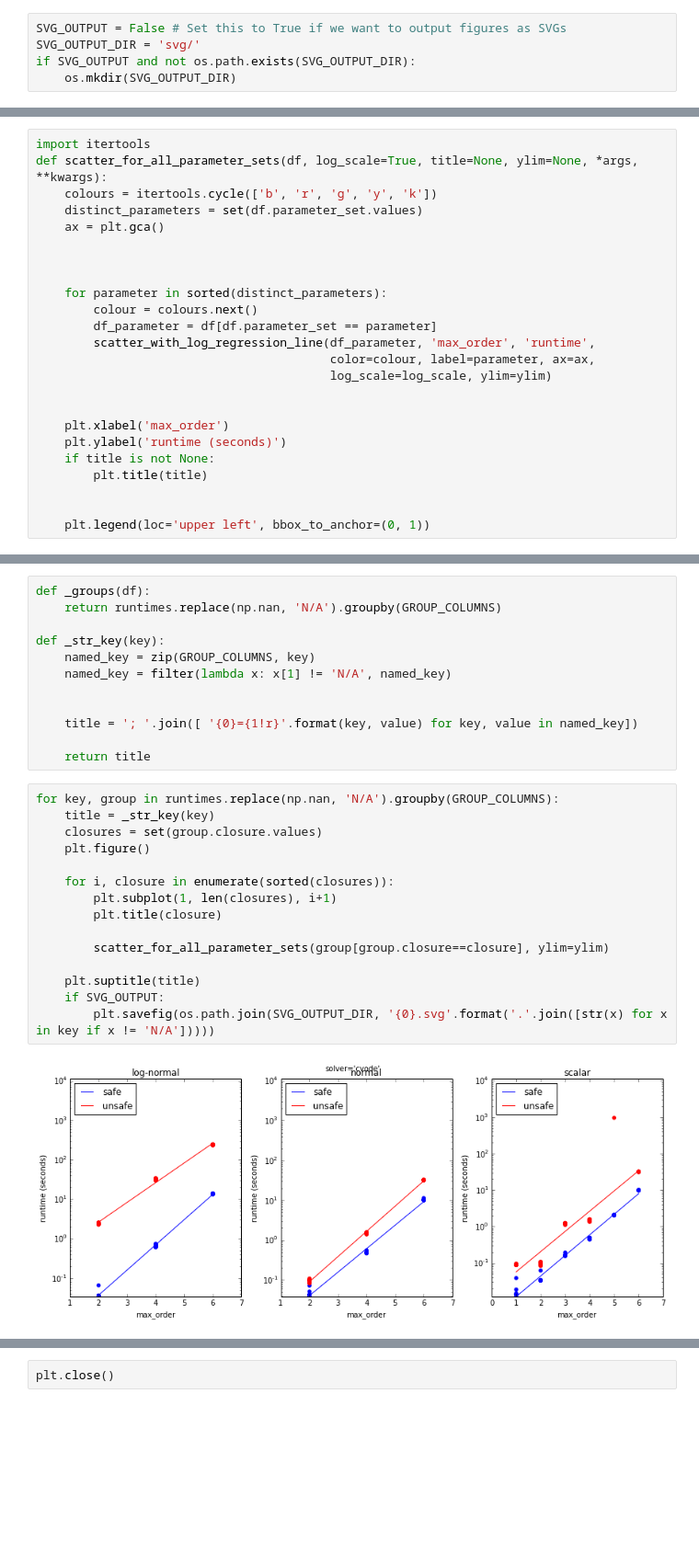
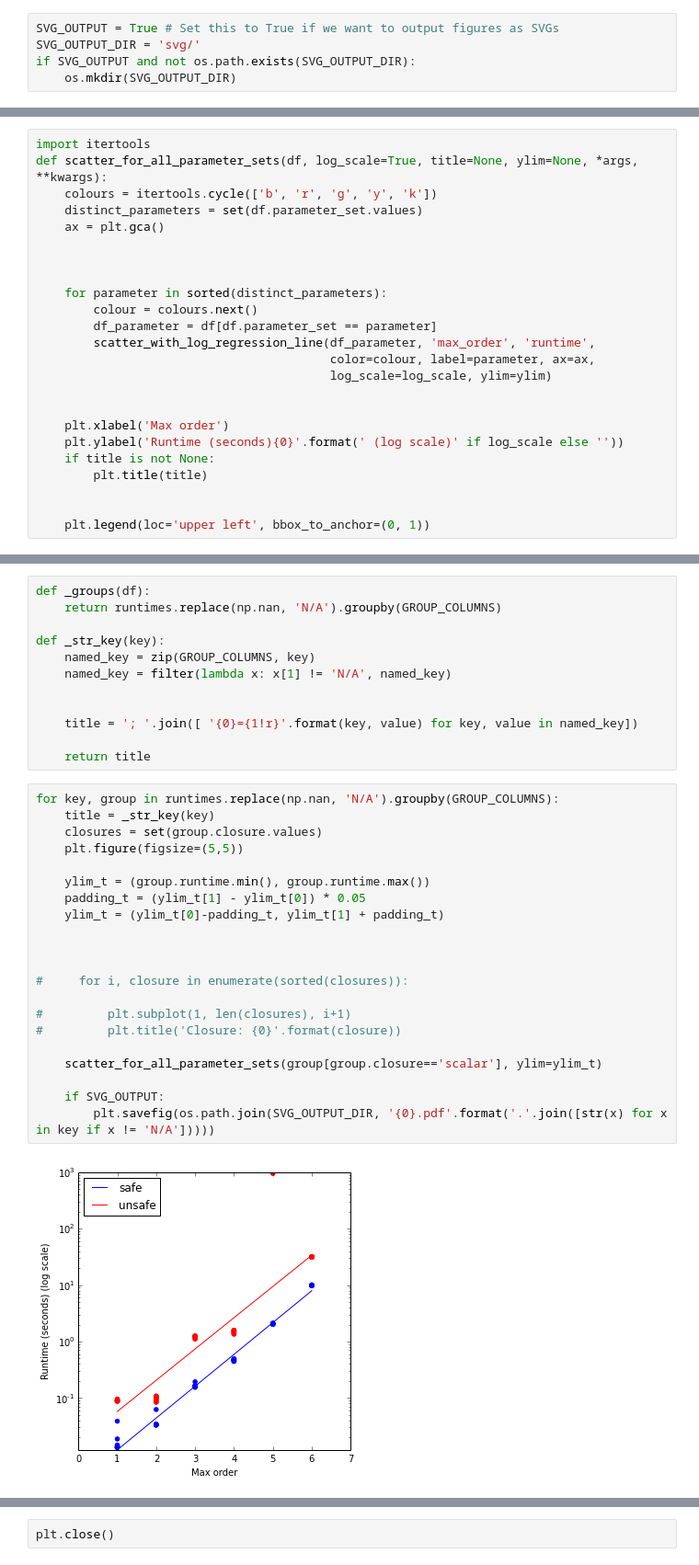
Before and after one commit to theosysbio/means, a Jupyter notebook: prototypes/stability/Runtimes.ipynb, the cells around one changed output, grey strips where cells are left out. Shown: that part at 92% size. Saved outputs shown, nothing was run; the diff lists cells and outputs as text; blank space fills up the shorter version.

```diff
--- a/prototypes/stability/Runtimes.ipynb
+++ b/prototypes/stability/Runtimes.ipynb
@@ -10,7 +10,7 @@ Populating the interactive namespace from numpy and matplotlib
 # %%
 import os
 # %%
-SVG_OUTPUT = False # Set this to True if we want to output figures as SVGs
+SVG_OUTPUT = True # Set this to True if we want to output figures as SVGs
 SVG_OUTPUT_DIR = 'svg/'
 if SVG_OUTPUT and not os.path.exists(SVG_OUTPUT_DIR):
     os.mkdir(SVG_OUTPUT_DIR)
@@ -66,8 +66,8 @@ def scatter_for_all_parameter_sets(df, log_scale=True, title=None, ylim=None, *a
                                          log_scale=log_scale, ylim=ylim)
 
 
-    plt.xlabel('max_order')
-    plt.ylabel('runtime (seconds)')
+    plt.xlabel('Max order')
+    plt.ylabel('Runtime (seconds){0}'.format(' (log scale)' if log_scale else ''))
     if title is not None:
         plt.title(title)
 
@@ -101,17 +101,23 @@ def _str_key(key):
 # %%
 for key, group in runtimes.replace(np.nan, 'N/A').groupby(GROUP_COLUMNS):
     title = _str_key(key)
     closures = set(group.closure.values)
-    plt.figure()
+    plt.figure(figsize=(5,5))
 
-    for i, closure in enumerate(sorted(closures)):
-        plt.subplot(1, len(closures), i+1)
-        plt.title(closure)
+    ylim_t = (group.runtime.min(), group.runtime.max())
+    padding_t = (ylim_t[1] - ylim_t[0]) * 0.05
+    ylim_t = (ylim_t[0]-padding_t, ylim_t[1] + padding_t)
 
-        scatter_for_all_parameter_sets(group[group.closure==closure], ylim=ylim)
 
-    plt.suptitle(title)
+
+#     for i, closure in enumerate(sorted(closures)):
+
+#         plt.subplot(1, len(closures), i+1)
+#         plt.title('Closure: {0}'.format(closure))
+
+    scatter_for_all_parameter_sets(group[group.closure=='scalar'], ylim=ylim_t)
+
     if SVG_OUTPUT:
-        plt.savefig(os.path.join(SVG_OUTPUT_DIR, '{0}.svg'.format('.'.join([str(x) for x in key if x != 'N/A']))))
+        plt.savefig(os.path.join(SVG_OUTPUT_DIR, '{0}.pdf'.format('.'.join([str(x) for x in key if x != 'N/A']))))
 # %% [output]
-[figure, old version]
+[figure, new version]
```
Also changed, not shown: parts of 4 cells of this notebook, 3 other files.
